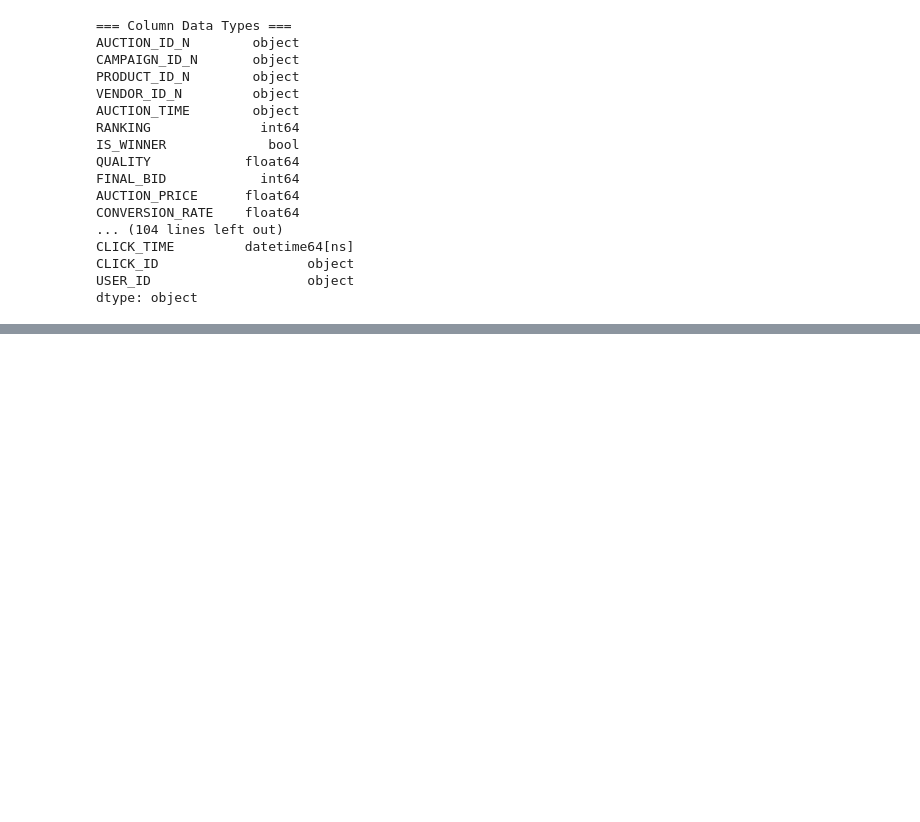
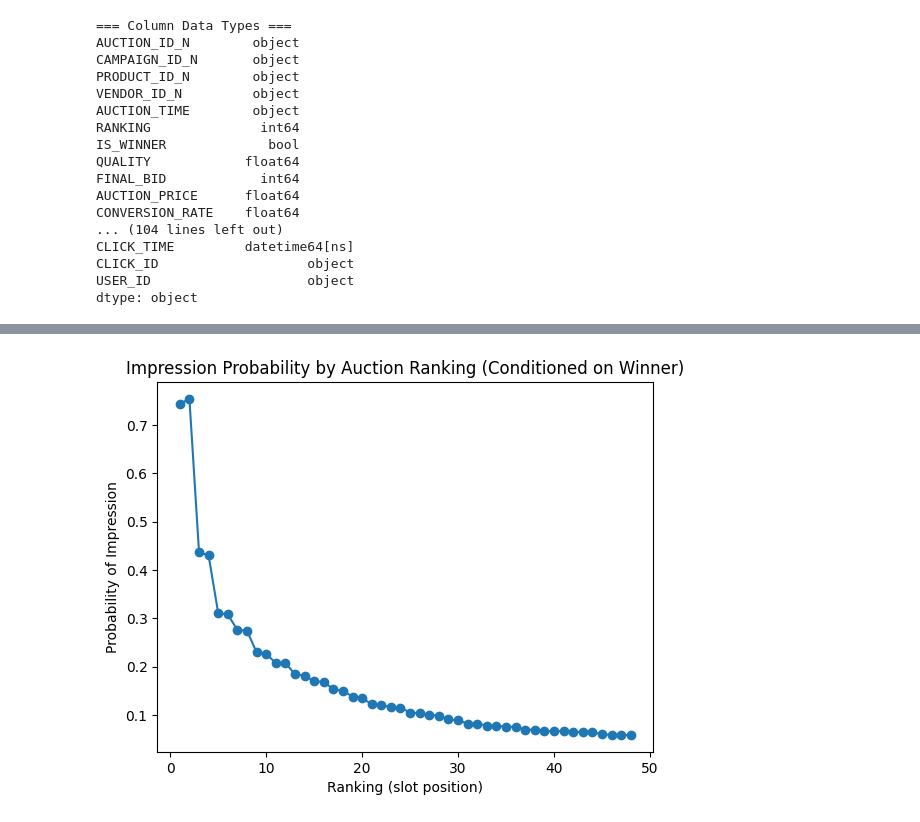
Before and after one commit to mingao111/Topsort-Online-Ads, a Jupyter notebook: CTR_CVR_estimation.ipynb, the cells around one changed output, grey strips where cells are left out. Drawn from its saved outputs; the diff is of its cells as text; code cells hidden in the pictures; blank space fills up the shorter version.

```diff
--- a/CTR_CVR_estimation.ipynb
+++ b/CTR_CVR_estimation.ipynb
@@ -107,0 +88,17 @@ ModuleNotFoundError: No module named 'matplotlib.backends.registry'
+# %%
+# --- 1. Filter to only winning rows (eligible to be shown) ---
+df_imp = data[data['IS_WINNER'] == True].copy()
+
+# --- 2. Indicator for whether impression occurred ---
+df_imp['HAS_IMPRESSION'] = df_imp['IMPRESSION_TIME'].notna().astype(int)
+
+# --- 3. Group by ranking and compute probability of impression ---
+impression_prob_by_rank = (
+    df_imp.groupby('RANKING')['HAS_IMPRESSION']
+    .mean()
+    .reset_index(name='Impression_Prob')
+    .sort_values('RANKING')
+)
+
+# --- 4. Display ---
+impression_prob_by_rank
@@ -107,0 +123,9 @@ ModuleNotFoundError: No module named 'matplotlib.backends.registry'
+# %%
+import matplotlib.pyplot as plt
+plt.plot(impression_prob_by_rank['RANKING'], impression_prob_by_rank['Impression_Prob'], marker='o')
+plt.xlabel("Ranking (slot position)")
+plt.ylabel("Probability of Impression")
+plt.title("Impression Probability by Auction Ranking (Conditioned on Winner)")
+plt.show()
+# %% [output]
+[figure, added]
```
Also changed, not shown: parts of 5 cells of this notebook.
